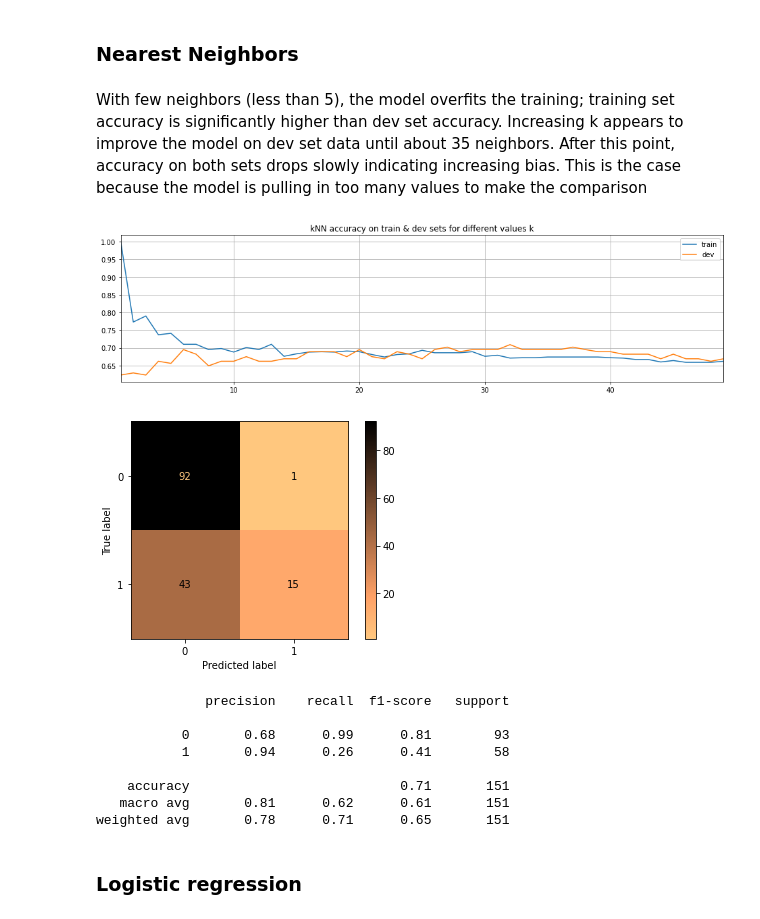
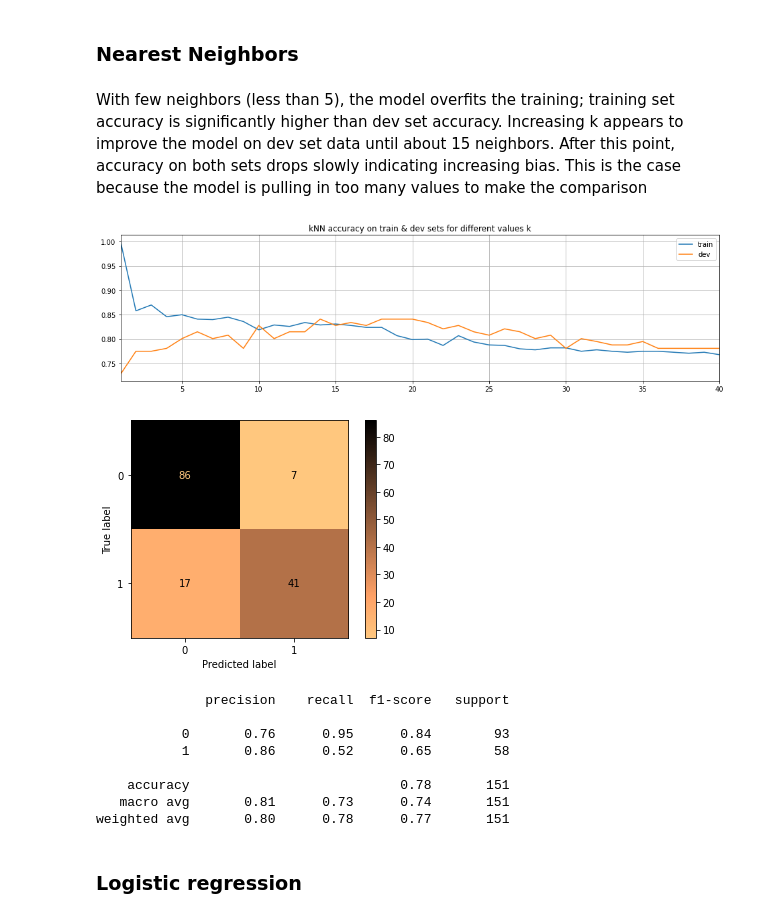
Before and after one commit to konstanzer/classification-exercises, a Jupyter notebook: model.ipynb, the cells around one changed output. Saved outputs shown, nothing was run; the diff lists cells and outputs as text; code cells hidden in the pictures.

```diff
--- a/model.ipynb
+++ b/model.ipynb
@@ -308,43 +310,46 @@ from sklearn.neighbors import KNeighborsClassifier
 # %%
 #not the most promising
 scores_out, scores_in = [], []
-k_values = range(1,50)
+k_values = range(1,41)
 for k in k_values:
-    knn = KNeighborsClassifier(n_neighbors=k)
+    #don't forget to scale!
+    knn = make_pipeline(StandardScaler(),
+                        KNeighborsClassifier(n_neighbors=k))
     knn.fit(X_train, y_train)
     scores_out.append(round(knn.score(X_dev, y_dev),3))
     scores_in.append(round(knn.score(X_train, y_train),3))
 # %% [markdown]
-With few neighbors (less than 5), the model overfits the training; training set accuracy is significantly higher than dev set accuracy. Increasing k appears to improve the model on dev set data until about 35 neighbors. After this point, accuracy on both sets drops slowly indicating increasing bias. This is the case because the model is pulling in too many values to make the comparison
+With few neighbors (less than 5), the model overfits the training; training set accuracy is significantly higher than dev set accuracy. Increasing k appears to improve the model on dev set data until about 15 neighbors. After this point, accuracy on both sets drops slowly indicating increasing bias. This is the case because the model is pulling in too many values to make the comparison
 # %%
 f = plt.subplots(figsize=(16,4))
 plt.plot(k_values, scores_in)
 plt.plot(k_values, scores_out)
 plt.grid()
-plt.xlim(1,49)
+plt.xlim(1,40)
 plt.legend(["train","dev"])
 plt.title("kNN accuracy on train & dev sets for different values k");
 # %% [output]
-[figure, old version]
+[figure, new version]
 # %%
 #almost all errors on survived class, low recall
-knn = KNeighborsClassifier(n_neighbors=k_values[np.argmax(scores_out)])
+knn = make_pipeline(StandardScaler(),
+                    KNeighborsClassifier(n_neighbors=k_values[np.argmax(scores_out)]))
 knn.fit(X_train, y_train)
 plot_confusion_matrix(knn, X_dev, y_dev, cmap='copper_r');
 # %% [output]
-[figure, old version]
+[figure, new version]
 # %%
 pred = knn.predict(X_dev)
 print(classification_report(y_dev, pred))
 # %% [output]
               precision    recall  f1-score   support
 
-           0       0.68      0.99      0.81        93
-           1       0.94      0.26      0.41        58
+           0       0.76      0.95      0.84        93
+           1       0.86      0.52      0.65        58
 
-    accuracy                           0.71       151
-   macro avg       0.81      0.62      0.61       151
-weighted avg       0.78      0.71      0.65       151
+    accuracy                           0.78       151
+   macro avg       0.81      0.73      0.74       151
+weighted avg       0.80      0.78      0.77       151
 # %% [markdown]
 <a id='log'></a>
 ### Logistic regression
```
Also changed, not shown: parts of 13 cells of this notebook, 1 other file.
